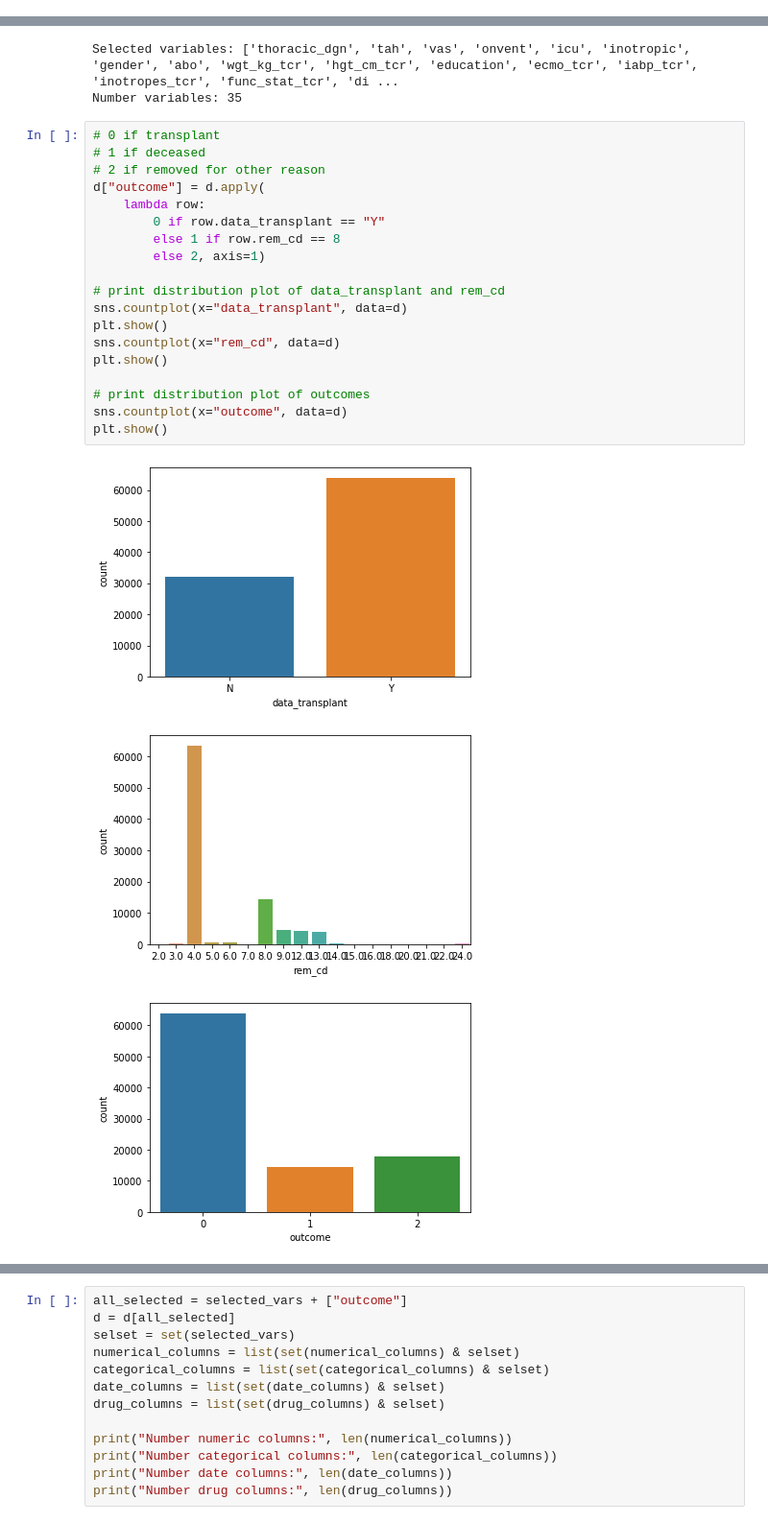
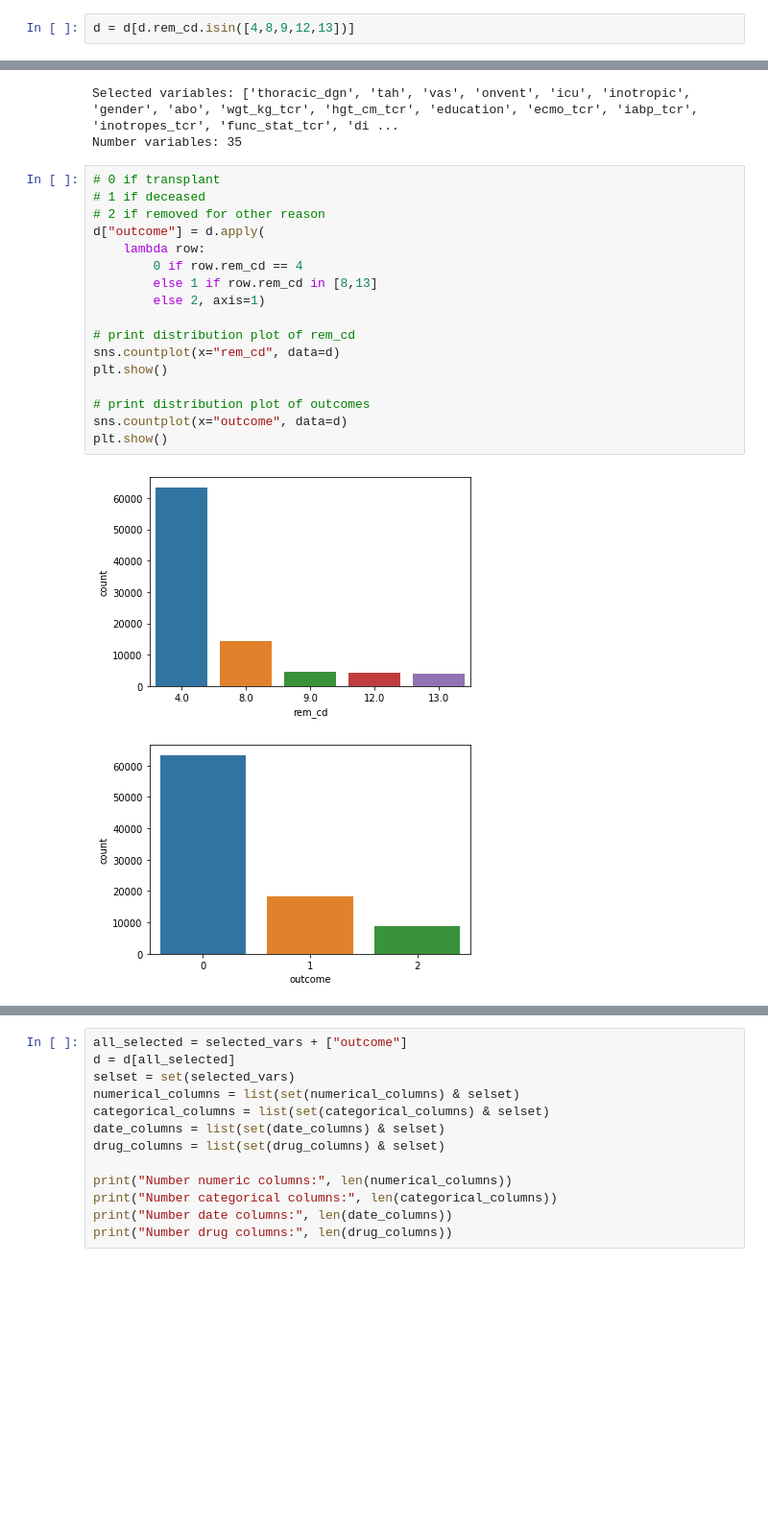
Before and after one commit to wansgar/edan70-project, a Jupyter notebook: column_categorization.ipynb, the cells around one changed output, grey strips where cells are left out. Shown at 96% size. Cells and saved outputs as stored; diff of their text form; blank space fills up the shorter version.

```diff
--- a/column_categorization.ipynb
+++ b/column_categorization.ipynb
@@ -327,0 +337,2 @@ d.drop_duplicates(subset=['pt_code'], keep='last', inplace=True)
+# %%
+d = d[d.rem_cd.isin([4,8,9,12,13])]
@@ -368,26 +384,23 @@ Number variables: 35
 # %%
 # 0 if transplant
 # 1 if deceased
 # 2 if removed for other reason
 d["outcome"] = d.apply(
     lambda row:
-        0 if row.data_transplant == "Y"
-        else 1 if row.rem_cd == 8
+        0 if row.rem_cd == 4
+        else 1 if row.rem_cd in [8,13]
         else 2, axis=1)
 
-# print distribution plot of data_transplant and rem_cd
-sns.countplot(x="data_transplant", data=d)
-plt.show()
+# print distribution plot of rem_cd
 sns.countplot(x="rem_cd", data=d)
 plt.show()
 
 # print distribution plot of outcomes
 sns.countplot(x="outcome", data=d)
 plt.show()
 # %% [output]
-[figure, old version]
+[figure, new version]
-[figure, old version]
+[figure, new version]
-[figure, removed]
 # %%
 # print percentage of each outcome
 print(d.outcome.value_counts(normalize=True))
```
Also changed, not shown: parts of 14 cells of this notebook, 1 other file.
